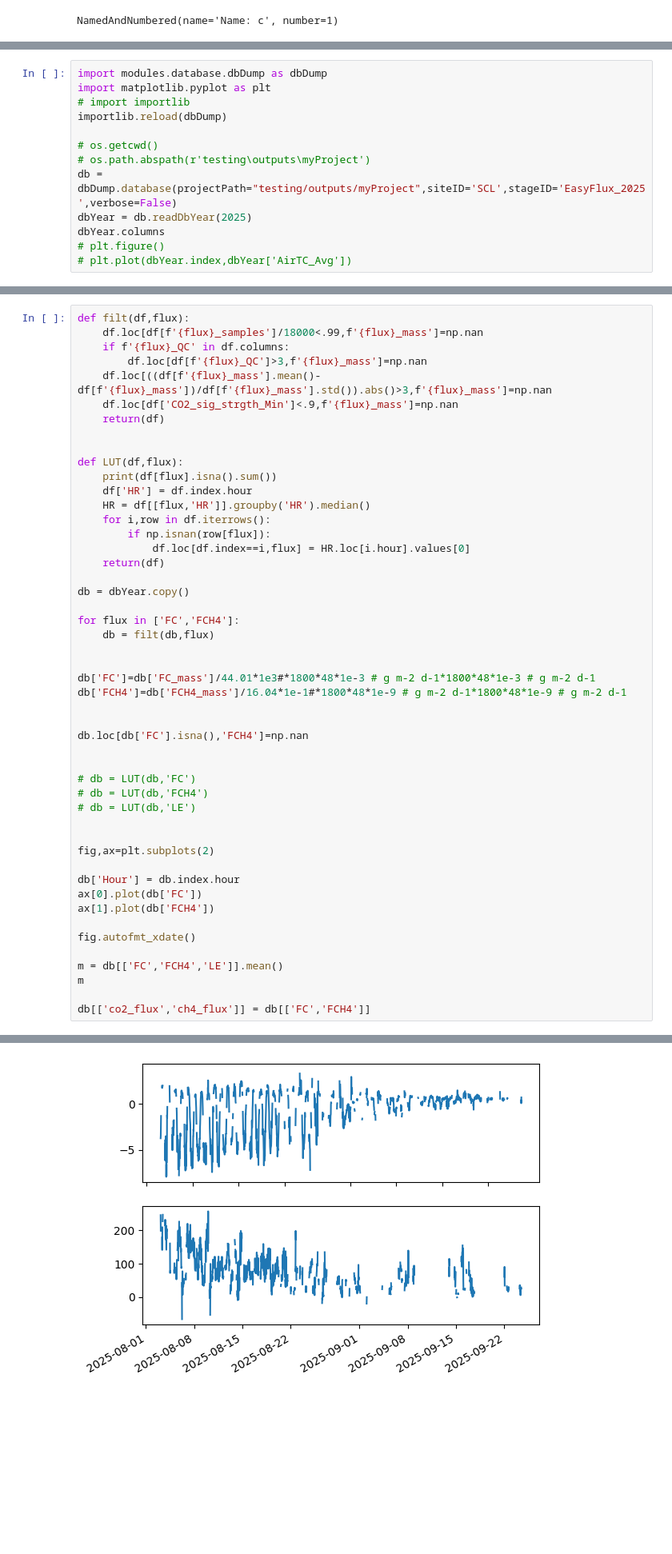
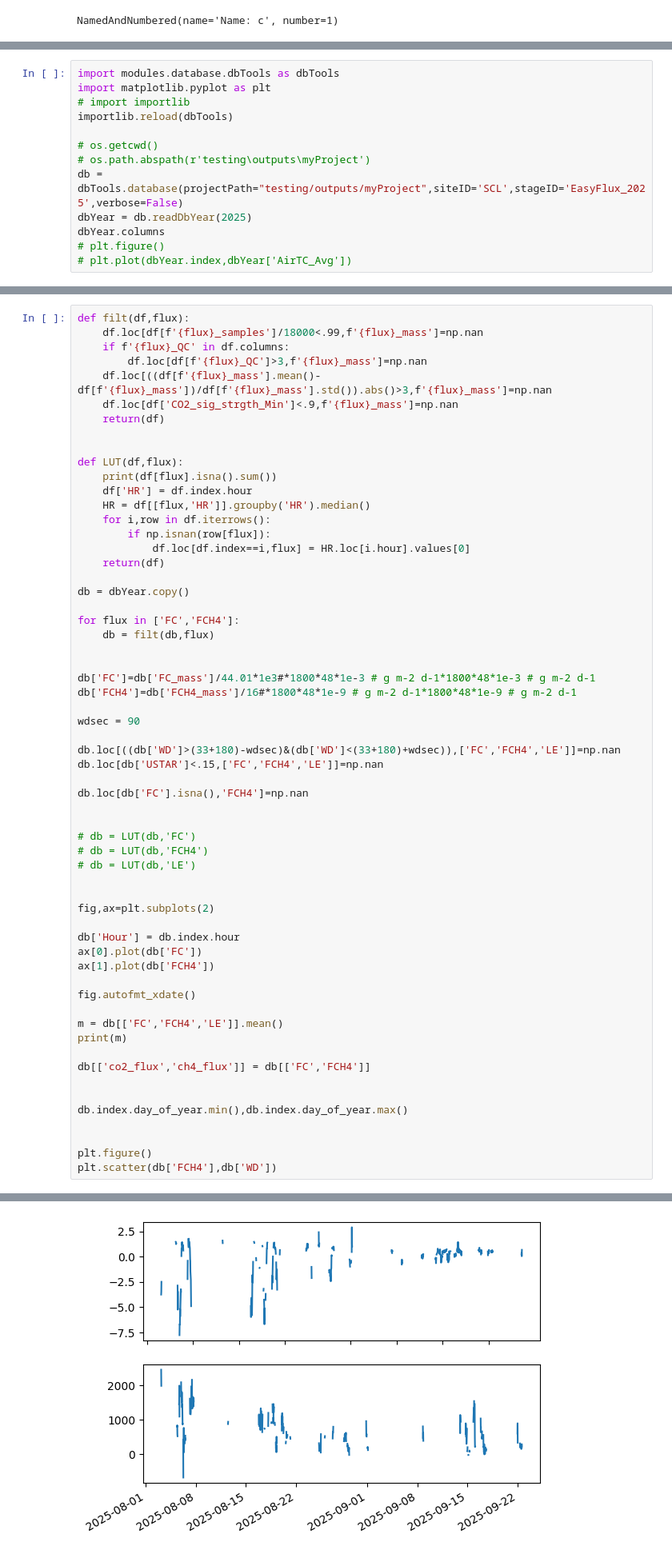
Before and after one commit to June-Skeeter/EC_processing, a Jupyter notebook: testing/test.ipynb, the cells around one changed output, grey strips where cells are left out. Shown at 80% size. Drawn from its saved outputs; the diff is of its cells as text; blank space fills up the shorter version.

```diff
--- a/testing/test.ipynb
+++ b/testing/test.ipynb
@@ -178,14 +178,14 @@ class k:
 x = [k()*3]
 x
 # %%
-import modules.database.dbDump as dbDump
+import modules.database.dbTools as dbTools
 import matplotlib.pyplot as plt
 # import importlib
-importlib.reload(dbDump)
+importlib.reload(dbTools)
 
 # os.getcwd()
 # os.path.abspath(r'testing\outputs\myProject')
-db = dbDump.database(projectPath="testing/outputs/myProject",siteID='SCL',stageID='EasyFlux_2025',verbose=False)
+db = dbTools.database(projectPath="testing/outputs/myProject",siteID='SCL',stageID='EasyFlux_2025',verbose=False)
 dbYear = db.readDbYear(2025)
 dbYear.columns
 # plt.figure()
@@ -248,8 +248,12 @@ for flux in ['FC','FCH4']:
 
 
 db['FC']=db['FC_mass']/44.01*1e3#*1800*48*1e-3 # g m-2 d-1*1800*48*1e-3 # g m-2 d-1
-db['FCH4']=db['FCH4_mass']/16.04*1e-1#*1800*48*1e-9 # g m-2 d-1*1800*48*1e-9 # g m-2 d-1
+db['FCH4']=db['FCH4_mass']/16#*1800*48*1e-9 # g m-2 d-1*1800*48*1e-9 # g m-2 d-1
 
+wdsec = 90
+
+db.loc[((db['WD']>(33+180)-wdsec)&(db['WD']<(33+180)+wdsec)),['FC','FCH4','LE']]=np.nan
+db.loc[db['USTAR']<.15,['FC','FCH4','LE']]=np.nan
 
 db.loc[db['FC'].isna(),'FCH4']=np.nan
 
@@ -268,7 +272,14 @@ ax[1].plot(db['FCH4'])
 fig.autofmt_xdate()
 
 m = db[['FC','FCH4','LE']].mean()
-m
+print(m)
 
 db[['co2_flux','ch4_flux']] = db[['FC','FCH4']]
+
+
+db.index.day_of_year.min(),db.index.day_of_year.max()
+
+
+plt.figure()
+plt.scatter(db['FCH4'],db['WD'])
 # %% [output]
@@ -275 +291 @@ db[['co2_flux','ch4_flux']] = db[['FC','FCH4']]
-[figure, old version]
+[figure, new version]
```
Also changed, not shown: parts of 14 cells of this notebook, 4 other files.
